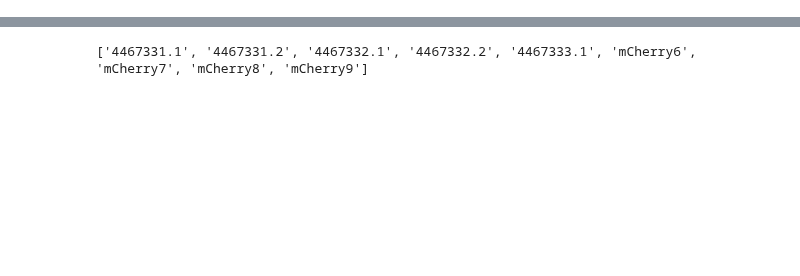
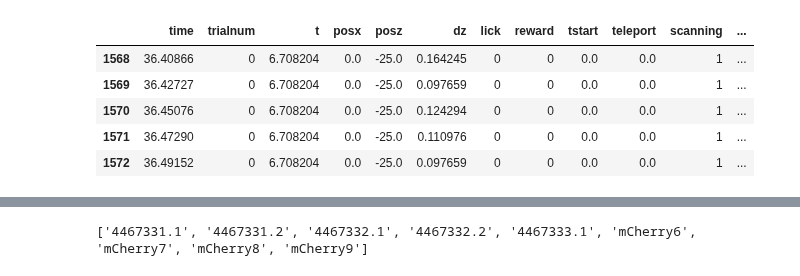
Before and after one commit to GiocomoLab/STX3KO_analyses, a Jupyter notebook: notebooks/create_nwb/create_nwb.ipynb, the cells around one changed output, grey strips where cells are left out. Drawn from its saved outputs; the diff is of its cells as text; code cells hidden in the pictures; blank space fills up the shorter version.

Commit message:
functioning raw data nwb maker

```diff
--- a/notebooks/create_nwb/create_nwb.ipynb
+++ b/notebooks/create_nwb/create_nwb.ipynb
@@ -14,3 +18,12 @@ mm = stx.mouse_metadata
 # %%
 with open('.oak_pwd', 'r') as f:
     oak_pwd = f.read().strip()
+# %%
+mouse = list(mm.ctrl_sessions.keys())[0]
+metadata = mm.ctrl_sessions.get(mouse)
+session = metadata.get('sessions')[0]
+
+# print(mouse, session)
+# %%
+nwb_maker = stx.nwb_conversion.RawDataNWB_Dense(mouse, metadata, session, 0, oak_pwd)
+nwb_maker.build_file()
@@ -16,0 +59,2 @@ with open('.oak_pwd', 'r') as f:
+# %%
+nwb_maker.add_behav_timeseries()
@@ -16,0 +63,9 @@ with open('.oak_pwd', 'r') as f:
+# %%
+nwb_maker.vr_data.head()
+# %% [output]
+|  | time | trialnum | t | posx | posz | dz | lick | reward | tstart | teleport | scanning | ... |
+| 1568 | 36.40866 | 0 | 6.708204 | 0.0 | -25.0 | 0.164245 | 0 | 0 | 0.0 | 0.0 | 1 | ... |
+| 1569 | 36.42727 | 0 | 6.708204 | 0.0 | -25.0 | 0.097659 | 0 | 0 | 0.0 | 0.0 | 1 | ... |
+| 1570 | 36.45076 | 0 | 6.708204 | 0.0 | -25.0 | 0.124294 | 0 | 0 | 0.0 | 0.0 | 1 | ... |
+| 1571 | 36.47290 | 0 | 6.708204 | 0.0 | -25.0 | 0.110976 | 0 | 0 | 0.0 | 0.0 | 1 | ... |
+| 1572 | 36.49152 | 0 | 6.708204 | 0.0 | -25.0 | 0.097659 | 0 | 0 | 0.0 | 0.0 | 1 | ... |
```
Also changed, not shown: parts of 24 cells of this notebook, 4 other files.
